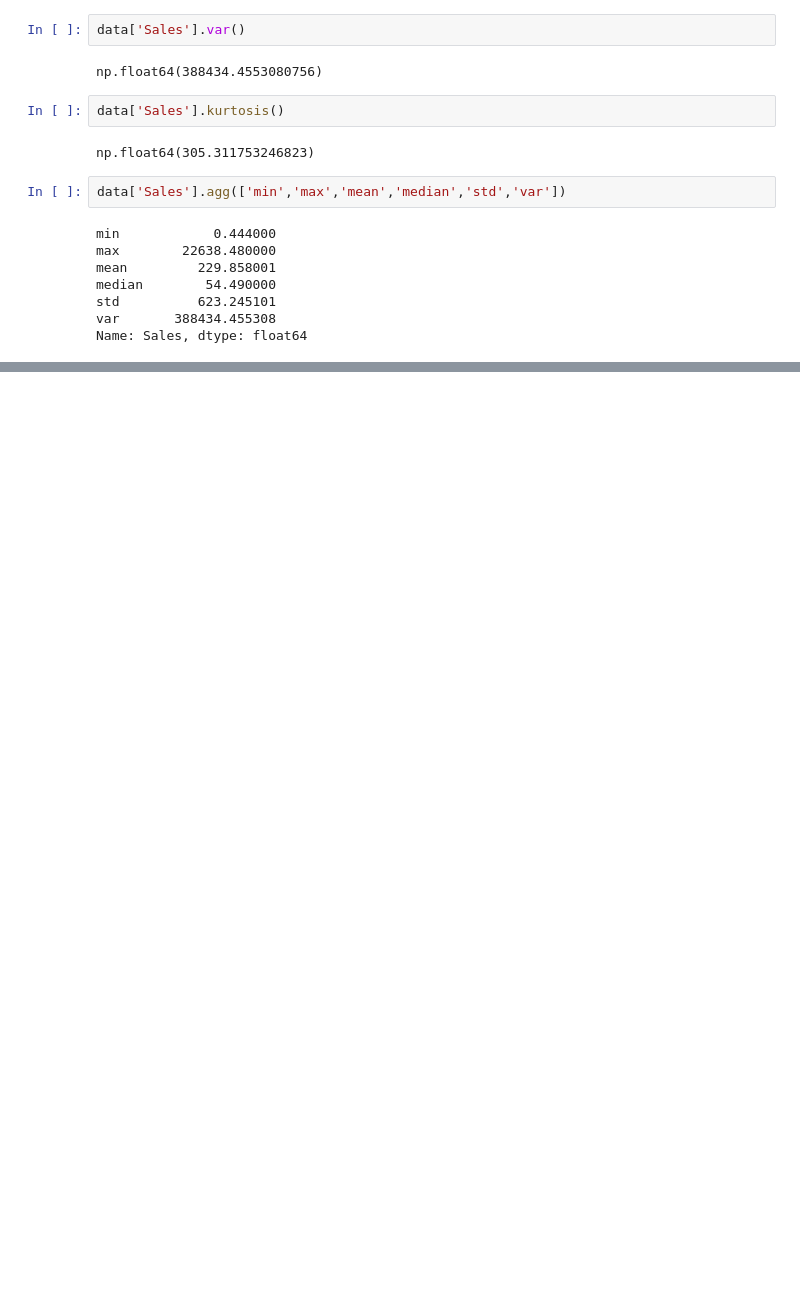
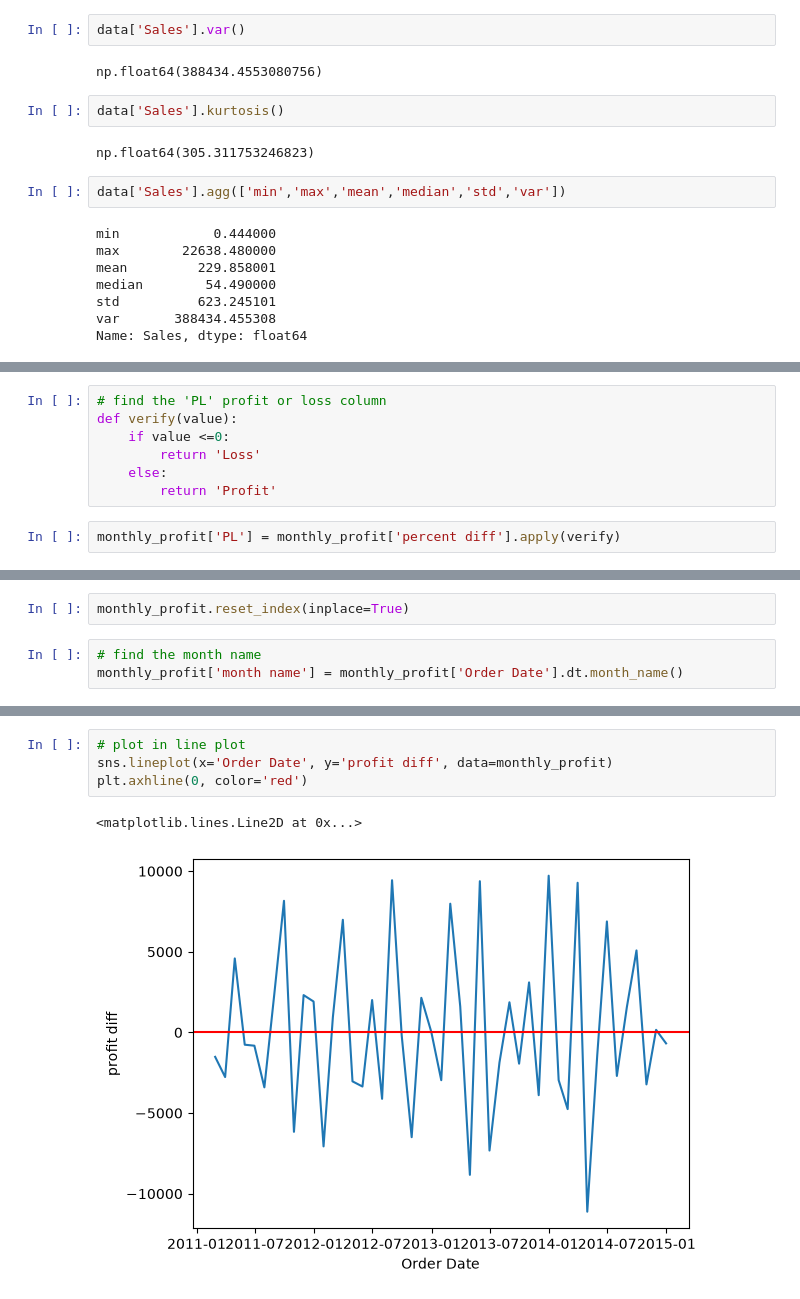
Before and after one commit to lakpalama7/data_science, a Jupyter notebook: data science/Untitled.ipynb, the cells around one changed output, grey strips where cells are left out. Cells and saved outputs as stored; diff of their text form; blank space fills up the shorter version.

```diff
--- a/data science/Untitled.ipynb
+++ b/data science/Untitled.ipynb
@@ -1930,0 +2574,9 @@ Name: Sales, dtype: float64
+# %%
+# find the 'PL' profit or loss column
+def verify(value):
+    if value <=0:
+        return 'Loss'
+    else:
+        return 'Profit'
+# %%
+monthly_profit['PL'] = monthly_profit['percent diff'].apply(verify)
@@ -1930,0 +2593,5 @@ Name: Sales, dtype: float64
+# %%
+monthly_profit.reset_index(inplace=True)
+# %%
+# find the month name
+monthly_profit['month name'] = monthly_profit['Order Date'].dt.month_name()
@@ -1930,0 +2621,7 @@ Name: Sales, dtype: float64
+# %%
+# plot in line plot
+sns.lineplot(x='Order Date', y='profit diff', data=monthly_profit)
+plt.axhline(0, color='red')
+# %% [output]
+<matplotlib.lines.Line2D at 0x...>
+[figure, added]
```
Also changed, not shown: parts of 161 cells of this notebook, 2 other files.
